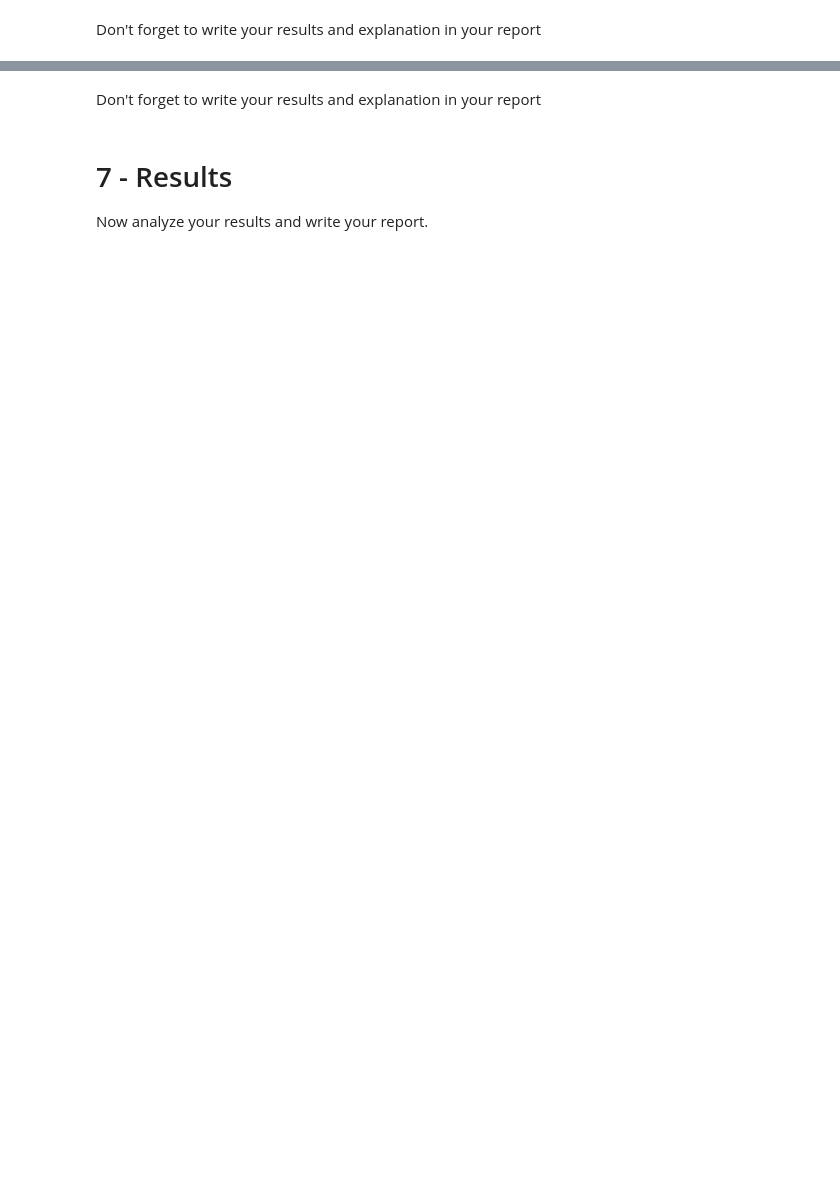
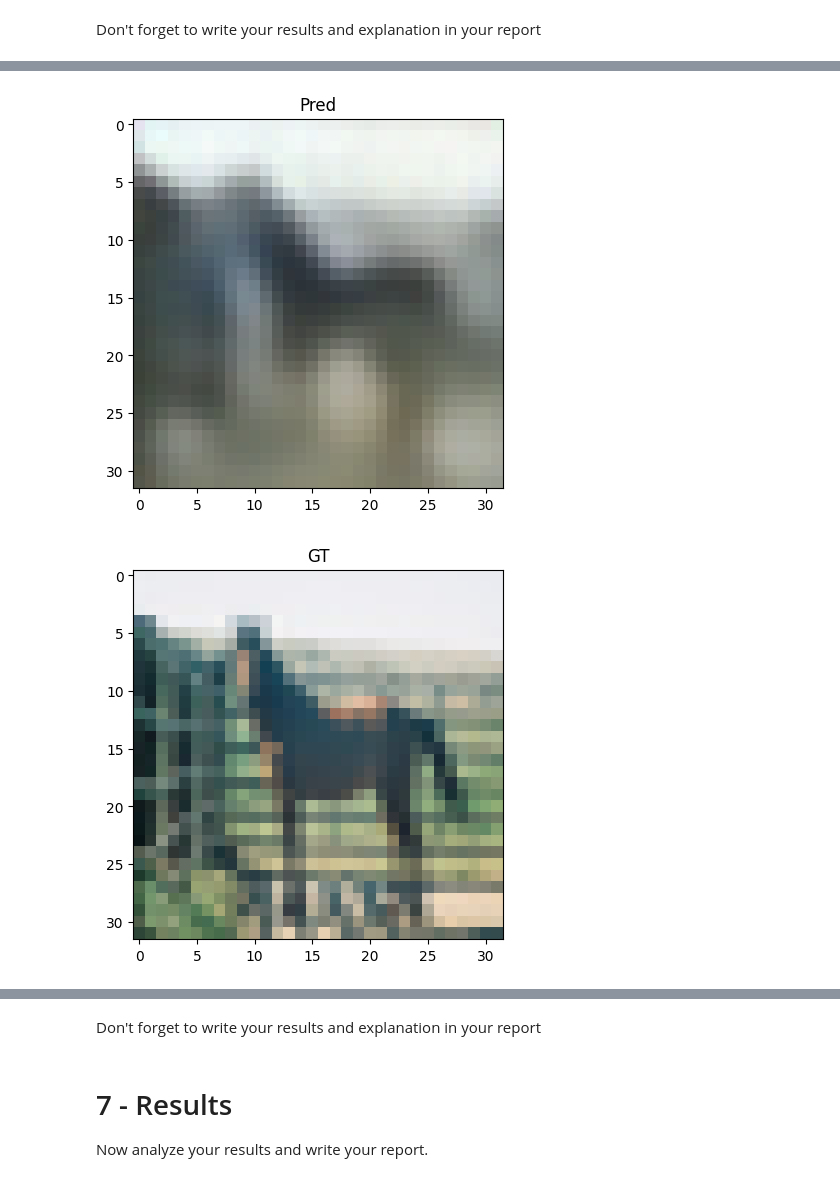
Before and after one commit to YounMars/DL_Projects, a Jupyter notebook: Deep Learning/Image compression using autoencoders: a deep learning task.ipynb, the cells around one changed output, grey strips where cells are left out. Cells and saved outputs as stored; diff of their text form; code cells hidden in the pictures; blank space fills up the shorter version.

```diff
--- a/Deep Learning/Image compression using autoencoders: a deep learning task.ipynb
+++ b/Deep Learning/Image compression using autoencoders: a deep learning task.ipynb
@@ -1240,0 +1446,62 @@ Don't forget to write your results and explanation in your report
+# %%
+# TODO : Do all the things related to TRAINING here
+# TODO : Change your model
+model = AutoEncoder_ConvRGB(3,16)
+
+# TODO : Reload your HyperParameters
+
+
+device = 'cuda' if torch.cuda.is_available() else 'cpu'
+net = model.to(device)
+criterion = nn.MSELoss()
+learning_rate = 0.001
+optimizer = torch.optim.Adam(model.parameters(), lr=learning_rate)
+num_epochs = 10
+
+# TODO : Rewrite your Training  and Validation Loop
+for epoch in range(num_epochs) :
+    running_loss_t,running_loss_v = 0.0, 0.0
+    for i, data in enumerate(train_loaderRGB, 0):
+      image, label = data[0].to(device), data[1]
+      optimizer.zero_grad()
+      outputs = net(image)
+      outputs = outputs.view(outputs.size(),-1).to(device)
+
+      loss = criterion(outputs,image)
+      loss.backward()
+      optimizer.step()
+      running_loss_t += loss.item()
+      if i == 50:
+        running_loss_t= running_loss_t/50
+        print('training loss is :',running_loss_t)
+
+    with torch.no_grad():
+
+      for i, data in enumerate(val_loaderRGB, 0):
+        image, label = data[0].to(device), data[1]
+        outputs = net(image)
+        outputs = outputs.view(outputs.size(),-1).to(device)
+        loss = criterion(outputs,image )
+        running_loss_v += loss.item()
+        if i == 50:
+            running_loss_v= running_loss_v/mini_batches_print
+            print('validation loss is :',running_loss_v)
+
+
+
+
+# TODO : Rewrite your Testing Loop
+with torch.no_grad():
+  running_loss = []
+  for i, data in enumerate(test_loaderRGB, 0):
+    image, label = data[0].to(device), data[1]
+    outputs = net(image)
+    outputs = outputs.view(outputs.size(),-1).to(device)
+    loss = criterion(outputs,image )
+    running_loss.append(loss)
+
+
+
+imshow(outputs[22].detach().cpu(),'Pred')
+imshow(data[0][22],'GT')
+# %% [output]
@@ -1240,0 +1528,2 @@ Don't forget to write your results and explanation in your report
+[figure, added]
+[figure, added]
```
Also changed, not shown: parts of 21 cells of this notebook, 1 other file.
